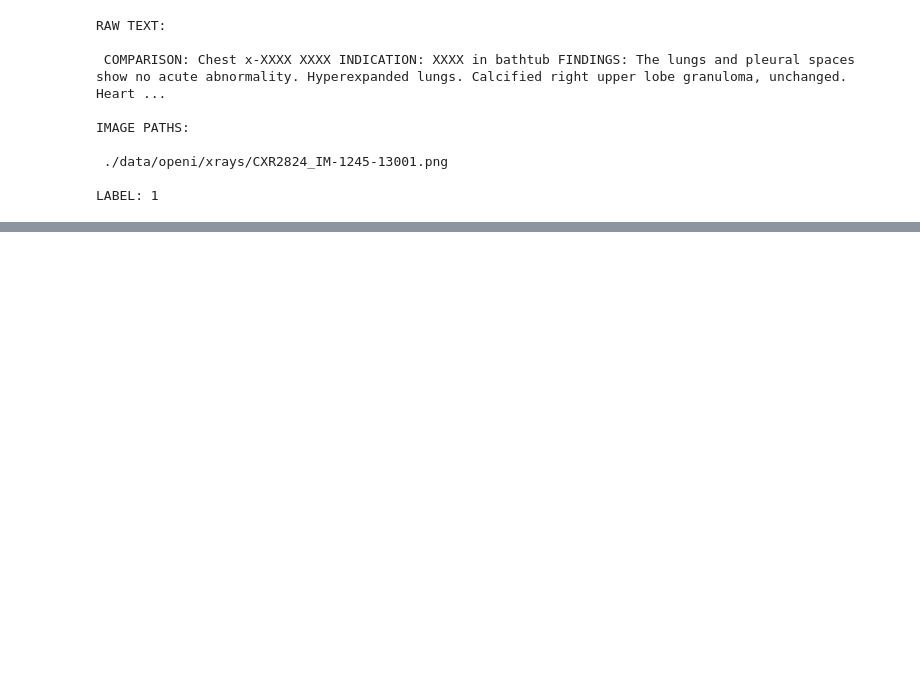
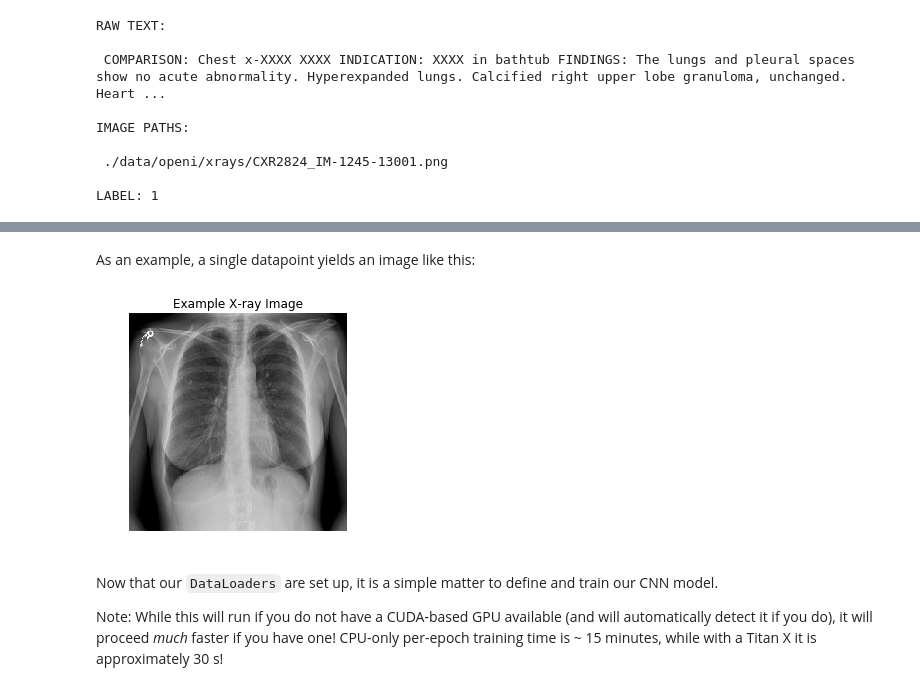
Before and after one commit to HazyResearch/cross-modal-ws-demo, a Jupyter notebook: openi_demo/openi_demo.ipynb, the cells around one changed output, grey strips where cells are left out. Saved outputs shown, nothing was run; the diff lists cells and outputs as text; code cells hidden in the pictures; blank space fills up the shorter version.

Commit message:
added utils, demo running all the way through

```diff
--- a/openi_demo/openi_demo.ipynb
+++ b/openi_demo/openi_demo.ipynb
@@ -316,5 +139,7 @@ conf = confusion_matrix(Y_dev, Y_lf)
 # %%
-LFs = [
+from labeling_functions import *
+
+lfs = [
     LF_report_is_short,
     LF_consistency_in_report,
     LF_negative_inflection_words_in_report,
@@ -407,7 +304,0 @@ searcher = RandomSearchTuner(LabelModel, log_dir='./run_logs',
-# %%
-%%time
-# Training label model
-label_model = searcher.search(search_space, (Ls[1],Ys[1]), \
-        train_args=[Ls[0]], init_args=[],
-        init_kwargs={'k':2, 'seed':123}, train_kwargs={'n_epochs':100},
-        max_search=20)
@@ -442,0 +367,42 @@ plot_probabilities_histogram(Y_dev_ps[:,0], title="Probablistic Label Distributi
+# %%
+import torch
+from torchvision import models
+from metal.end_model import EndModel
+from metal.contrib.logging.tensorboard import TensorBoardWriter
+from utils import get_data_loader
+
+# Setting up log directory
+log_config = {"log_dir": "./run_logs", "run_name": 'openi_demo_ws'}
+tuner_config = {"max_search": 1}
+search_space = {
+    "l2": [0.0005],  # linear range
+    "lr": [0.001]
+}
+
+# Create pytorch model
+num_classes = 2
+cnn_model = models.resnet18(pretrained=True)
+last_layer_input_size = int(cnn_model.fc.weight.size()[1])
+cnn_model.fc = torch.nn.Linear(last_layer_input_size, num_classes)
+
+# Create data loaders
+loaders = {}
+loaders['train'] = get_data_loader(data['train']['xray_paths'].tolist(), Y_ps[0], batch_size=32, shuffle=True)
+loaders['dev'] = get_data_loader(data['dev']['xray_paths'].tolist(), Ys[1], batch_size=32, shuffle=False)
+loaders['test'] = get_data_loader(data['test']['xray_paths'].tolist(), Ys[2], batch_size=32, shuffle=False)
+# %% [markdown]
+As an example, a single datapoint yields an image like this:
+# %%
+import matplotlib.pyplot as plt
+img, label = loaders['train'].dataset[0]
+
+plt.figure()
+plt.imshow(img[0,:,:],cmap='gray')
+plt.title('Example X-ray Image')
+ax = plt.axis('off')
+# %% [output]
+[figure, added]
+# %% [markdown]
+Now that our `DataLoaders` are set up, it is a simple matter to define and train our CNN model.
+
+Note: While this will run if you do not have a CUDA-based GPU available (and will automatically detect it if you do), it will proceed *much* faster if you have one!  CPU-only per-epoch training time is ~ 15 minutes, while with a Titan X it is approximately 30 s!
```
Also changed, not shown: parts of 53 cells of this notebook, 3 other files.
